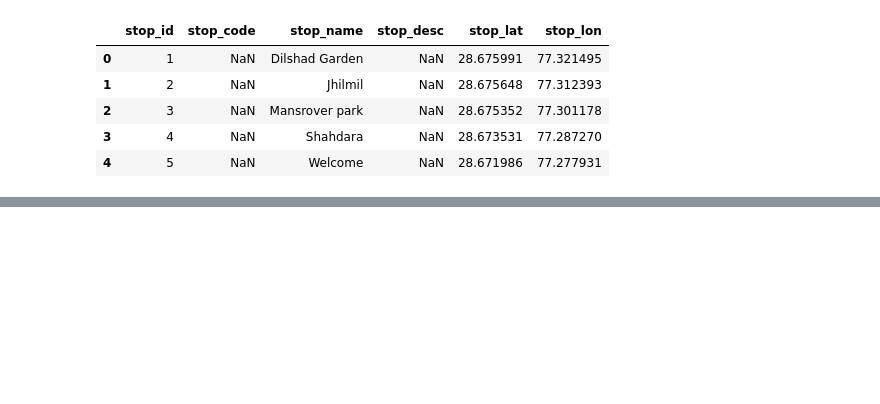
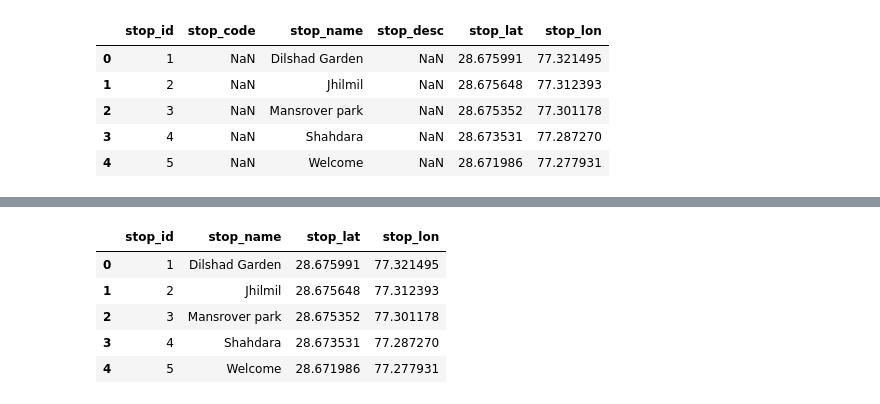
Before and after one commit to Source-Aaryan/Delhi-Transit-EDA, a Jupyter notebook: Delhi_Metro_Project/delhi_metro_analysis.ipynb, the cells around one changed output, grey strips where cells are left out. Saved outputs shown, nothing was run; the diff lists cells and outputs as text; code cells hidden in the pictures; blank space fills up the shorter version.

```diff
--- a/Delhi_Metro_Project/delhi_metro_analysis.ipynb
+++ b/Delhi_Metro_Project/delhi_metro_analysis.ipynb
@@ -11,0 +23,12 @@ df.head()
+# %%
+# Drop the empty columns and save the result as a new variable
+df_cleaned = df.drop(columns=['stop_code', 'stop_desc'])
+
+df_cleaned.head()
+# %% [output]
+|  | stop_id | stop_name | stop_lat | stop_lon |
+| 0 | 1 | Dilshad Garden | 28.675991 | 77.321495 |
+| 1 | 2 | Jhilmil | 28.675648 | 77.312393 |
+| 2 | 3 | Mansrover park | 28.675352 | 77.301178 |
+| 3 | 4 | Shahdara | 28.673531 | 77.287270 |
+| 4 | 5 | Welcome | 28.671986 | 77.277931 |
```
Also changed, not shown: parts of 6 cells of this notebook.
